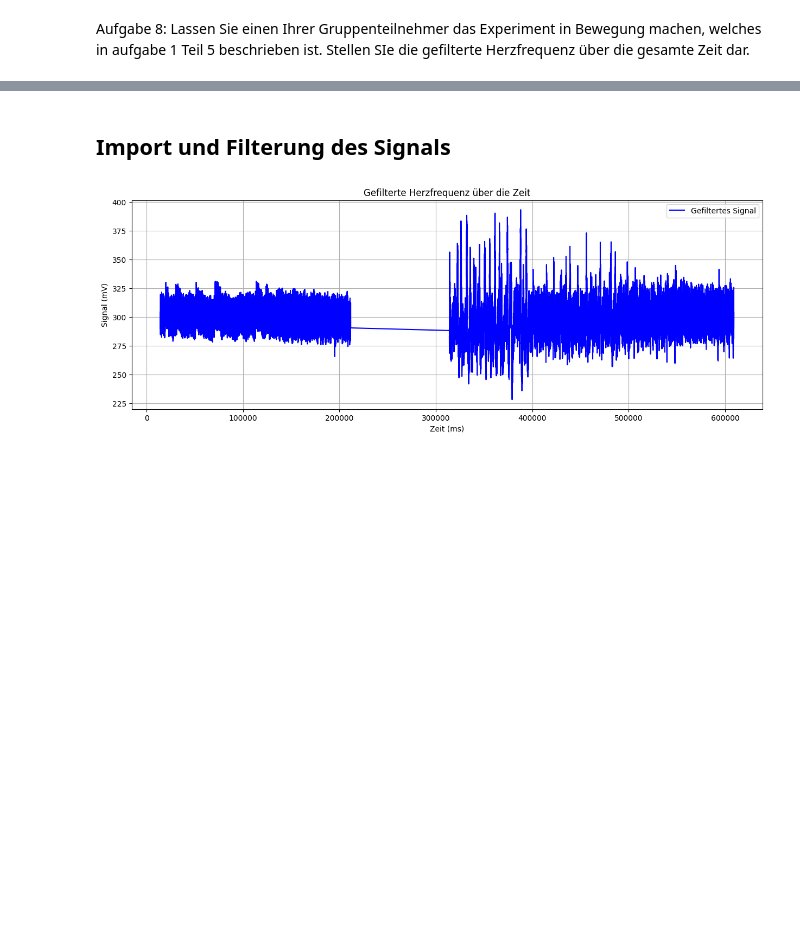
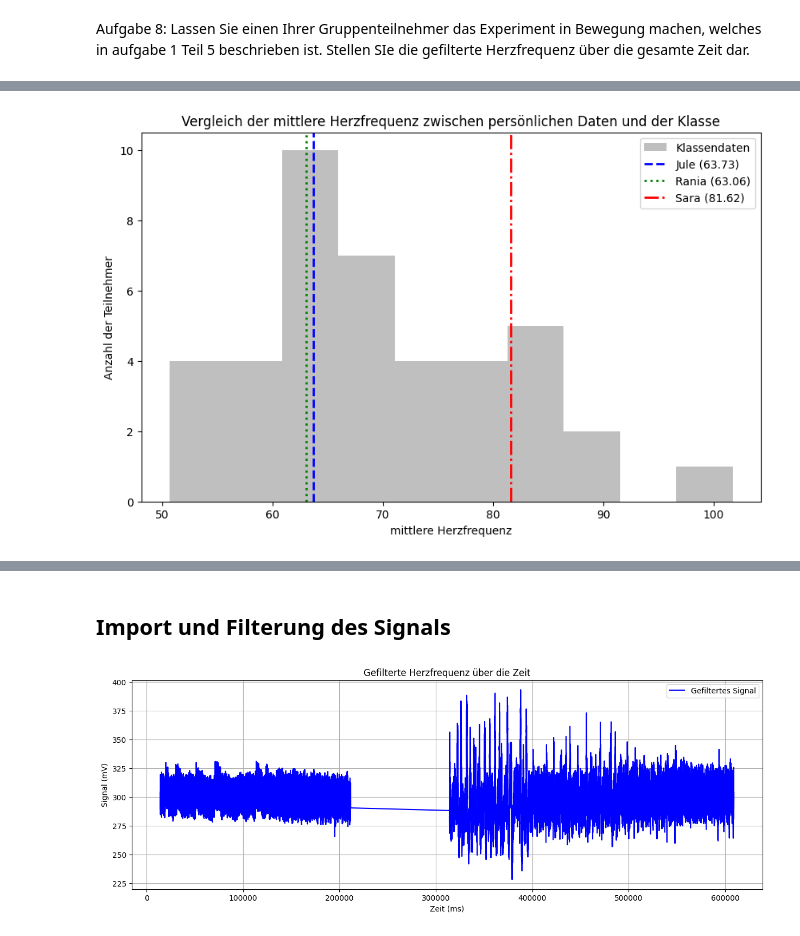
Before and after one commit to raniaxshehata/Biosignal_Praktikum_2, a Jupyter notebook: MainCode2_bearbeitetRS.ipynb, the cells around one changed output, grey strips where cells are left out. Cells and saved outputs as stored; diff of their text form; code cells hidden in the pictures; blank space fills up the shorter version.

```diff
--- a/MainCode2_bearbeitetRS.ipynb
+++ b/MainCode2_bearbeitetRS.ipynb
@@ -642,0 +738,79 @@ Aufgabe 8: Lassen Sie einen Ihrer Gruppenteilnehmer das Experiment in Bewegung m
+# %%
+# unsere Ergebnisse (automatisch berechnet aus den vorherigen Daten)
+participants = {
+    "Jule": "Ruhe_EKG_Jule.csv",
+    "Rania": "Ruhe_EKG_Rania.csv",
+    "Sara": "Ruhe_EKG_Sara.csv"
+}
+
+results = []
+for name, file in participants.items():
+    avg_hr, hrv = calculate_hr_and_hrv(file, duration=120000 if name == "Sara" else None)
+    results.append({"Name": name, "mittlere Herzfrequenz": avg_hr, "Herzfrequenzvariabilität": hrv})
+
+# Ergebnisse in ein DataFrame umwandeln
+personal_results_df = pd.DataFrame(results)
+
+# Einlesen der Klassendaten
+class_data = pd.read_csv("HeartRateData_cleaned.csv")
+
+# Berechnung der Durchschnittswerte der Klasse
+class_avg_heart_rate = class_data['mittlere Herzfrequenz'].mean()
+class_avg_hrv = class_data['Herzfrequenzvariabilität'].mean()
+
+# Berechnung der Standardabweichung der Klasse
+class_std_heart_rate = class_data['mittlere Herzfrequenz'].std()
+class_std_hrv = class_data['Herzfrequenzvariabilität'].std()
+
+# Vergleich der persönlichen Daten mit den Klassendurchschnittswerten
+def compare_with_class(personal_data_df, class_avg, class_std, parameter_name):
+    print(f"Vergleich der {parameter_name} mit der Klasse:")
+    print(f"- Durchschnitt der Klasse: {class_avg:.2f}")
+    print(f"- Standardabweichung der Klasse: {class_std:.2f}")
+
+    # Durchlaufe alle Teilnehmer und vergleiche ihre Werte
+    for index, row in personal_data_df.iterrows():
+        personal_value = row[parameter_name]
+        print(f"- {row['Name']}: {personal_value:.2f} ({'über' if personal_value > class_avg else 'unter'} dem Klassendurchschnitt)")
+
+# Plotten der Ergebnisse als Histogramme
+def plot_comparison(personal_data_df, class_data, parameter_name):
+    plt.figure(figsize=(10, 6))
+
+    # Histogramm: Klassendaten
+    plt.hist(class_data[parameter_name], bins=10, alpha=0.5, label='Klassendaten', color='gray')
+
+    # Persönliche Werte: Vertikale Linien
+    line_styles = {'Jule': '--', 'Rania': ':', 'Sara': '-.'}
+    colors = {'Jule': 'blue', 'Rania': 'green', 'Sara': 'red'}
+    for index, row in personal_data_df.iterrows():
+        personal_value = row[parameter_name]
+        plt.axvline(
+            personal_value,
+            color=colors[row['Name']],
+            linestyle=line_styles[row['Name']],
+            linewidth=2,
+            label=f"{row['Name']} ({personal_value:.2f})"
+        )
+
+    # Beschriftungen und Titel
+    plt.xlabel(parameter_name)
+    plt.ylabel("Anzahl der Teilnehmer")
+    plt.title(f"Vergleich der {parameter_name} zwischen persönlichen Daten und der Klasse")
+
+    # Legende: Doppelte Einträge entfernen
+    handles, labels = plt.gca().get_legend_handles_labels()
+    by_label = dict(zip(labels, handles))
+    plt.legend(by_label.values(), by_label.keys())
+
+    plt.show()
+
+
+# Vergleich der mittleren Herzfrequenz
+compare_with_class(personal_results_df, class_avg_heart_rate, class_std_heart_rate, "mittlere Herzfrequenz")
+plot_comparison(personal_results_df, class_data, "mittlere Herzfrequenz")
+
+# Vergleich der Herzfrequenzvariabilität
+compare_with_class(personal_results_df, class_avg_hrv, class_std_hrv, "Herzfrequenzvariabilität")
+plot_comparison(personal_results_df, class_data, "Herzfrequenzvariabilität")
+# %% [output]
@@ -642,0 +823 @@ Aufgabe 8: Lassen Sie einen Ihrer Gruppenteilnehmer das Experiment in Bewegung m
+[figure, added]
```
Also changed, not shown: parts of 11 cells of this notebook.
